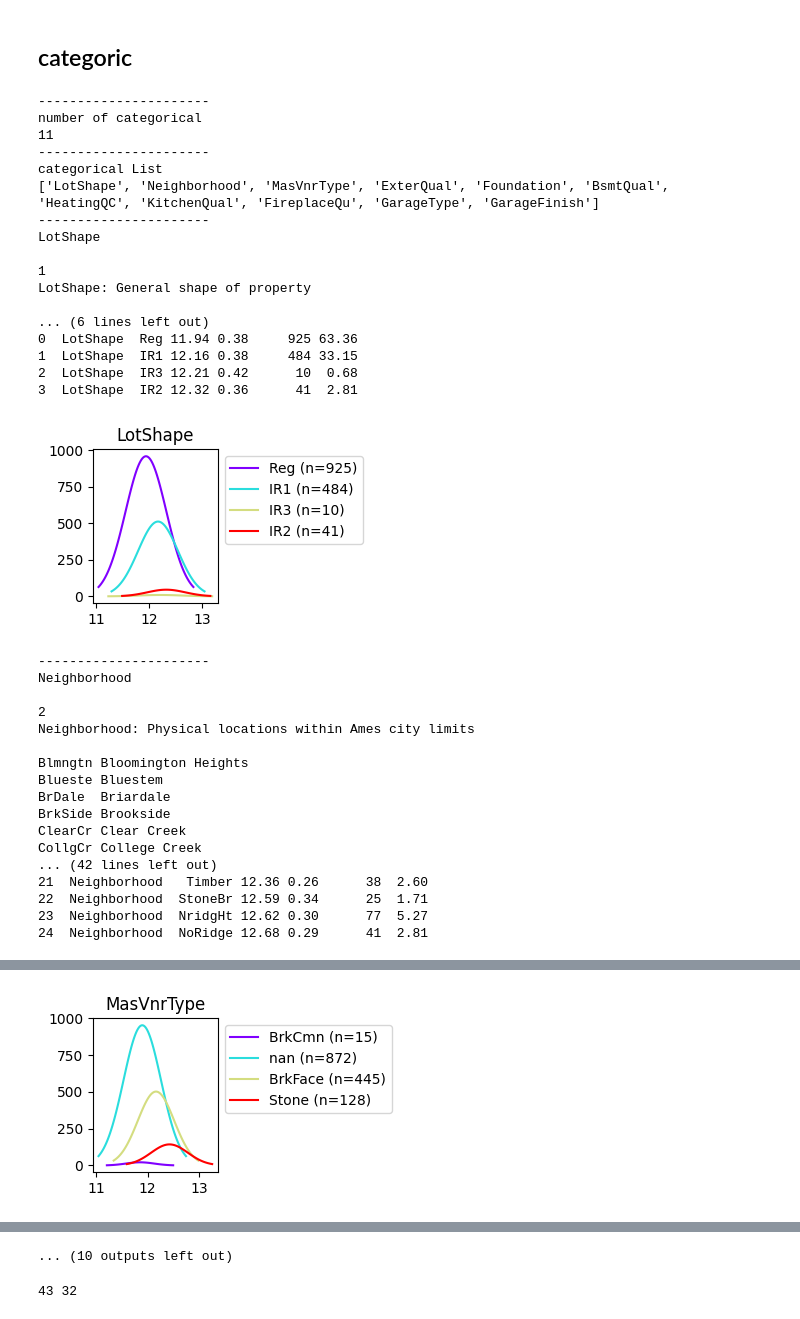
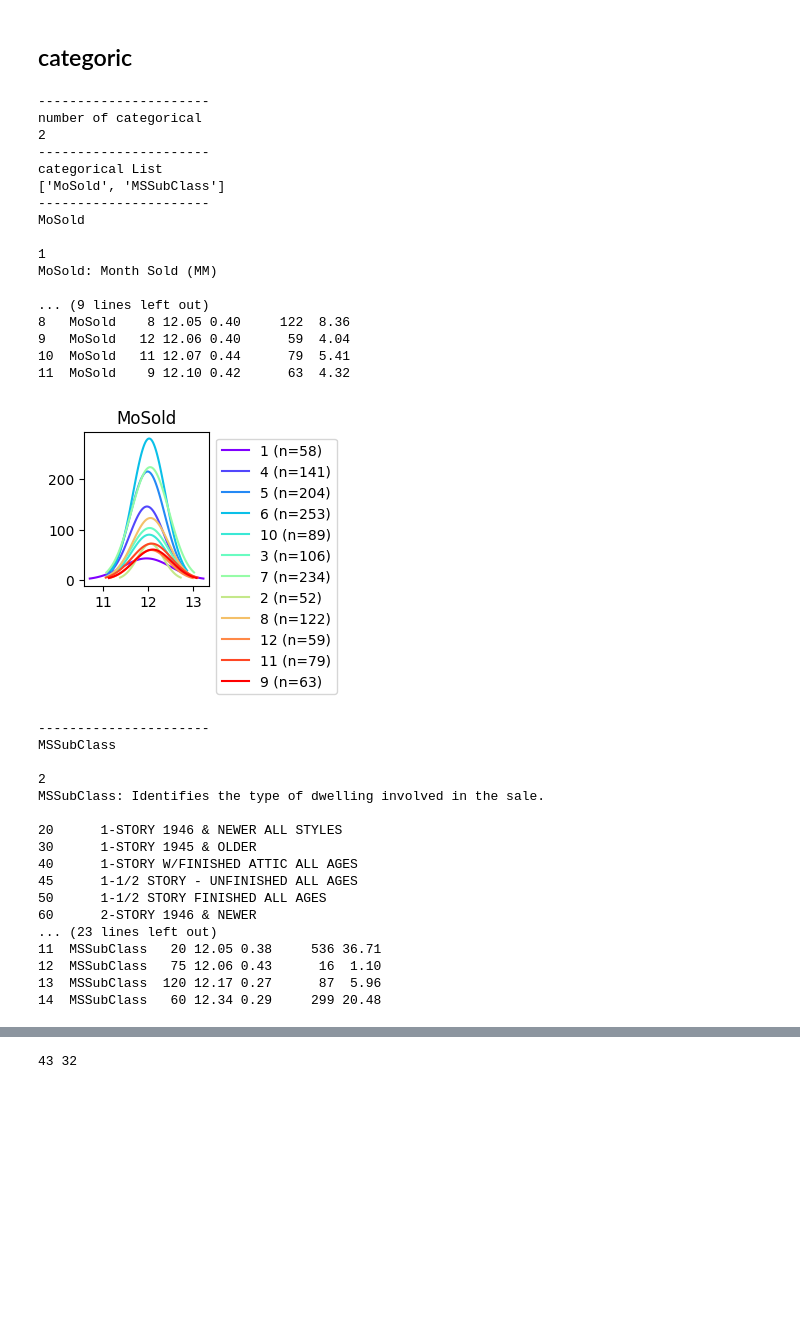
Before and after one commit to talbrend/JET, a Jupyter notebook: Model_JET.ipynb, the cells around one changed output, grey strips where cells are left out. Saved outputs shown, nothing was run; the diff lists cells and outputs as text; code cells hidden in the pictures; blank space fills up the shorter version.

```diff
--- a/Model_JET.ipynb
+++ b/Model_JET.ipynb
@@ -193,11 +212,13 @@ def set_order_categoric_to_numeric(X,y=None,verbose=False):
     return X_
 # %%
 def categoric_analysis(X,y,verbose=False):
-    col_object = X.select_dtypes(include=['O']).columns.tolist()
-    printt(len(col_object),'number of categorical',verbose=verbose)
-    printt(col_object,'categorical List',verbose=verbose)
+    #col_object = X.select_dtypes(include=['O']).columns.tolist()
+    cols = X.columns.tolist()
+    #cols = X.columns.tolist()
+    printt(len(cols),'number of categorical',verbose=verbose)
+    printt(cols,'categorical List',verbose=verbose)
     i=0
-    for col in col_object:
+    for col in cols:
         i = i+1
         vals = X[col].unique()
         cols = [col for _ in range(len(vals))]  # This will create a list with 'title' repeated
@@ -213,7 +234,6 @@ def categoric_analysis(X,y,verbose=False):
         df.loc[pd.isna(vals), 'ymean'] = np.mean(np.log(y[X[col].isna()]))
         df.loc[pd.isna(vals), 'ystd'] = np.std(np.log(y[X[col].isna()]))
         df = df.sort_values(by='ymean', ascending=True).reset_index(drop=True)  # Use ascending=False for descending order
-
         # This will apply the formatting and then convert the DataFrame to a string for printing
         formatted_df_string = df.to_string(formatters={'ymean': "{:.2f}".format, 'ystd': "{:.2f}".format, 'ratio': "{:.2f}".format})
         printt('',col,verbose=verbose)
@@ -240,61 +260,63 @@ def plot_categoric(df,col):
             # Generate y values for Gaussian curve
             y_gauss = norm.pdf(x, loc=mean, scale=ystd[i]) * numbers[i]  # Scale by 'num'
             plt.plot(x, y_gauss, label=f'{vals[i]} (n={numbers[i]})', color=colors[i])
 
         plt.title(f'{col}')
         plt.legend()
         plt.legend(loc='upper left', bbox_to_anchor=(1, 1))
         plt.subplots_adjust(right=0.75)
         plt.show()
 
 
 #categoric_analysis(X[['ExterQual']],y,True)
 #categoric_analysis(X[['Condition1']],y,True)
 
 manual_feature_importance = {
     'not': ['Street','LandContour','Utilities','LotConfig','LandSlope','Condition2','RoofMatl','ExterCond','Heating','Functional','GarageQual','GarageCond','PavedDrive','PoolQC','Fence','MiscFeature'],
     'low': ['Alley','Condition1','BsmtCond','BsmtFinType2','CentralAir','Electrical'],
     'med': ['MSZoning','BldgType','HouseStyle','RoofStyle','Exterior1st','Exterior2nd','BsmtExposure','BsmtFinType1','SaleType','SaleCondition'],
     'high': ['LotShape','Neighborhood','MasVnrType','ExterQual','Foundation','BsmtQual','HeatingQC','KitchenQual','FireplaceQu','GarageType','GarageFinish']
 }
-#categoric_analysis(X[['PoolQC']],y,True)
+#example of use
+if 0:
+    categoric_analysis(X[manual_feature_importance['not']],y,True)
+if 0:
+    df = categoric_analysis(X[['Neighborhood']],y,True)
 if 1:
-    categoric_analysis(X[manual_feature_importance['high']],y,True)
-if 0:
-    df = categoric_analysis(X[['LotShape']],y,True)
+    df = categoric_analysis(X[['MoSold','MSSubClass']],y,True)
 # %% [output]
 ----------------------
 number of categorical
-11
+2
 ----------------------
 categorical List
-['LotShape', 'Neighborhood', 'MasVnrType', 'ExterQual', 'Foundation', 'BsmtQual', 'HeatingQC', 'KitchenQual', 'FireplaceQu', 'GarageType', 'GarageFinish']
+['MoSold', 'MSSubClass']
 ----------------------
-LotShape
+MoSold
 
 1
-LotShape: General shape of property
+MoSold: Month Sold (MM)
 
-... (6 lines left out)
-0  LotShape  Reg 11.94 0.38     925 63.36
-1  LotShape  IR1 12.16 0.38     484 33.15
-2  LotShape  IR3 12.21 0.42      10  0.68
-3  LotShape  IR2 12.32 0.36      41  2.81
+... (9 lines left out)
+8   MoSold    8 12.05 0.40     122  8.36
+9   MoSold   12 12.06 0.40      59  4.04
+10  MoSold   11 12.07 0.44      79  5.41
+11  MoSold    9 12.10 0.42      63  4.32
-[figure, old version]
+[figure, new version]
 ----------------------
-Neighborhood
+MSSubClass
 
 2
-Neighborhood: Physical locations within Ames city limits
+MSSubClass: Identifies the type of dwelling involved in the sale.
 
-Blmngtn Bloomington Heights
-Blueste Bluestem
-BrDale  Briardale
-BrkSide Brookside
-ClearCr Clear Creek
-CollgCr College Creek
-... (42 lines left out)
-21  Neighborhood   Timber 12.36 0.26      38  2.60
-22  Neighborhood  StoneBr 12.59 0.34      25  1.71
-23  Neighborhood  NridgHt 12.62 0.30      77  5.27
-24  Neighborhood  NoRidge 12.68 0.29      41  2.81
+20      1-STORY 1946 & NEWER ALL STYLES
+30      1-STORY 1945 & OLDER
+40      1-STORY W/FINISHED ATTIC ALL AGES
+45      1-1/2 STORY - UNFINISHED ALL AGES
+50      1-1/2 STORY FINISHED ALL AGES
+60      2-STORY 1946 & NEWER
+... (23 lines left out)
+11  MSSubClass   20 12.05 0.38     536 36.71
+12  MSSubClass   75 12.06 0.43      16  1.10
+13  MSSubClass  120 12.17 0.27      87  5.96
+14  MSSubClass   60 12.34 0.29     299 20.48
@@ -319 +323,0 @@ Stone   Stone
-[figure, removed]
@@ -379,2 +324 @@ NA      No Basement
-... (10 outputs left out)
 # %%
```
Also changed, not shown: parts of 11 cells of this notebook.
